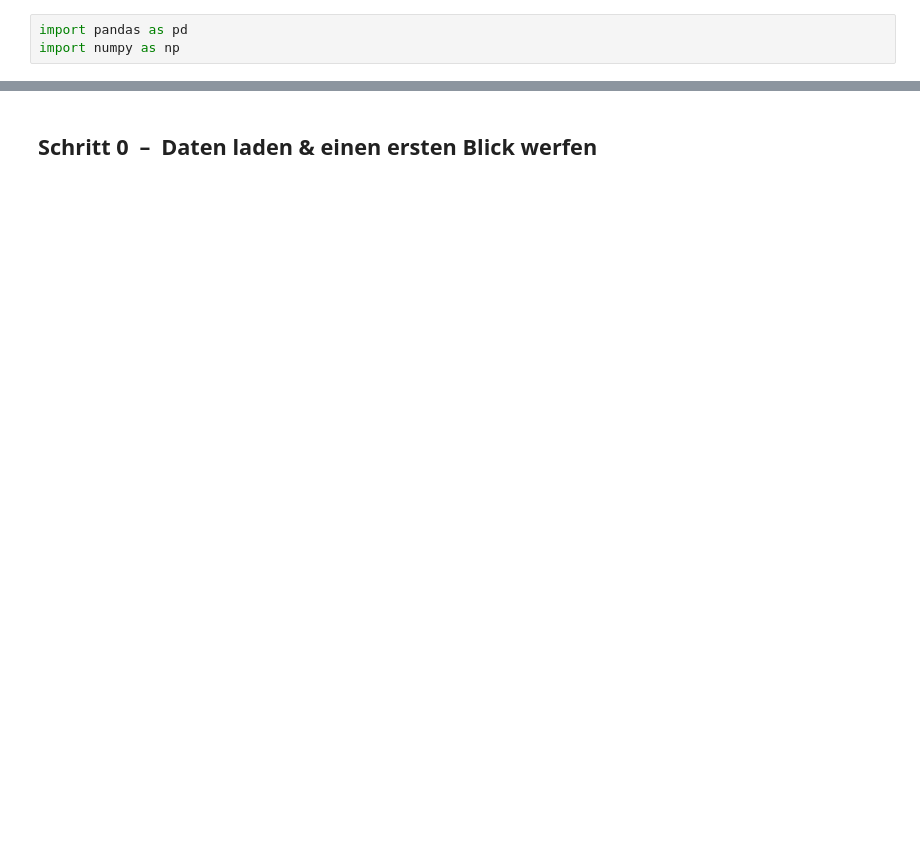
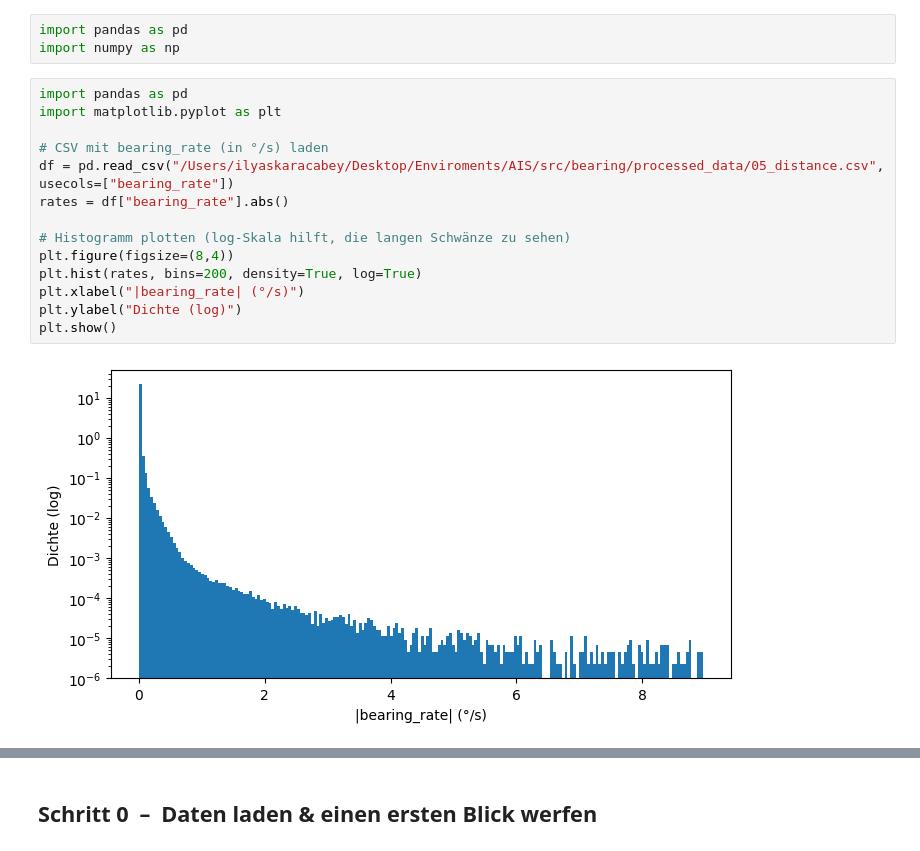
Before and after one commit to AI-lly/plotseamap, a Jupyter notebook: src/bearing/test.ipynb, the cells around one changed output, grey strips where cells are left out. Saved outputs shown, nothing was run; the diff lists cells and outputs as text; blank space fills up the shorter version.

```diff
--- a/src/bearing/test.ipynb
+++ b/src/bearing/test.ipynb
@@ -1,3 +1,19 @@
 # %%
 import pandas as pd
 import numpy as np
+# %%
+import pandas as pd
+import matplotlib.pyplot as plt
+
+# CSV mit bearing_rate (in °/s) laden
+df = pd.read_csv("/Users/ilyaskaracabey/Desktop/Enviroments/AIS/src/bearing/processed_data/05_distance.csv", usecols=["bearing_rate"])
+rates = df["bearing_rate"].abs()
+
+# Histogramm plotten (log-Skala hilft, die langen Schwänze zu sehen)
+plt.figure(figsize=(8,4))
+plt.hist(rates, bins=200, density=True, log=True)
+plt.xlabel("|bearing_rate| (°/s)")
+plt.ylabel("Dichte (log)")
+plt.show()
+# %% [output]
+[figure, added]
```
Also changed, not shown: parts of 8 cells of this notebook, 1 other file.
